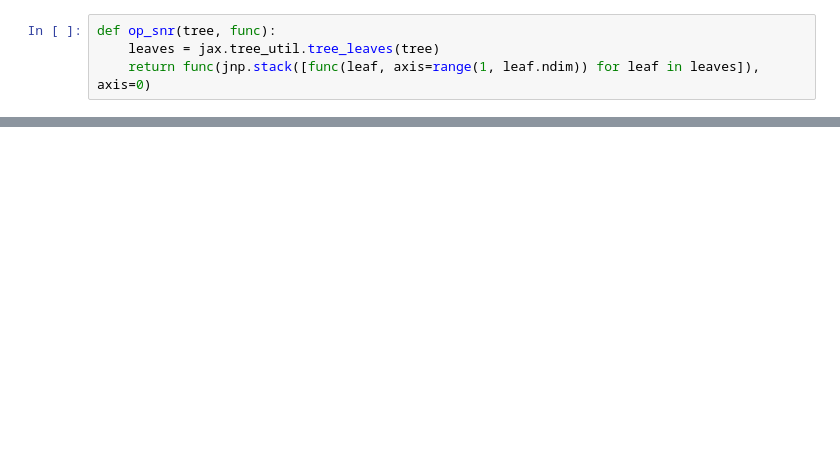
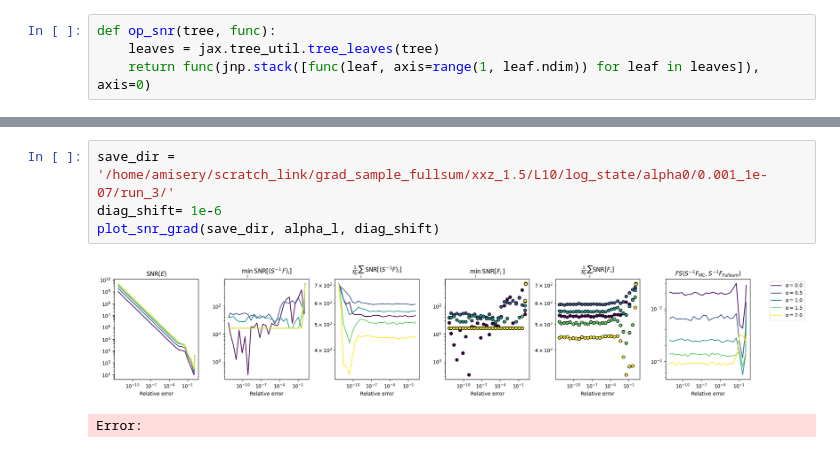
Before and after one commit to AntoineMsy/grad_sample, a Jupyter notebook: notebooks/snr_fs_is.ipynb, the cells around one changed output, grey strips where cells are left out. Drawn from its saved outputs; the diff is of its cells as text; blank space fills up the shorter version.

```diff
--- a/notebooks/snr_fs_is.ipynb
+++ b/notebooks/snr_fs_is.ipynb
@@ -121,0 +72,7 @@ print(stacked_pytree)
+# %%
+save_dir = '/home/amisery/scratch_link/grad_sample_fullsum/xxz_1.5/L10/log_state/alpha0/0.001_1e-07/run_3/'
+diag_shift= 1e-6
+plot_snr_grad(save_dir, alpha_l, diag_shift)
+# %% [output]
+[figure, added]
+Error:
```
Also changed, not shown: parts of 13 cells of this notebook, 12 other files.
